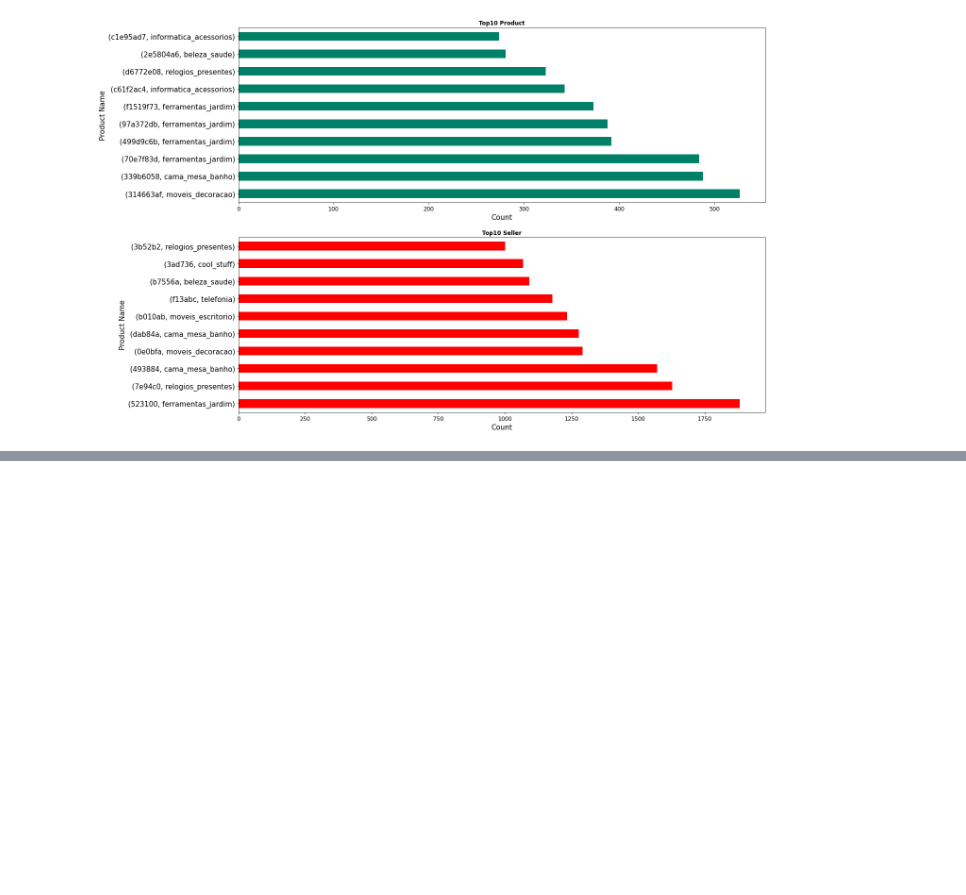
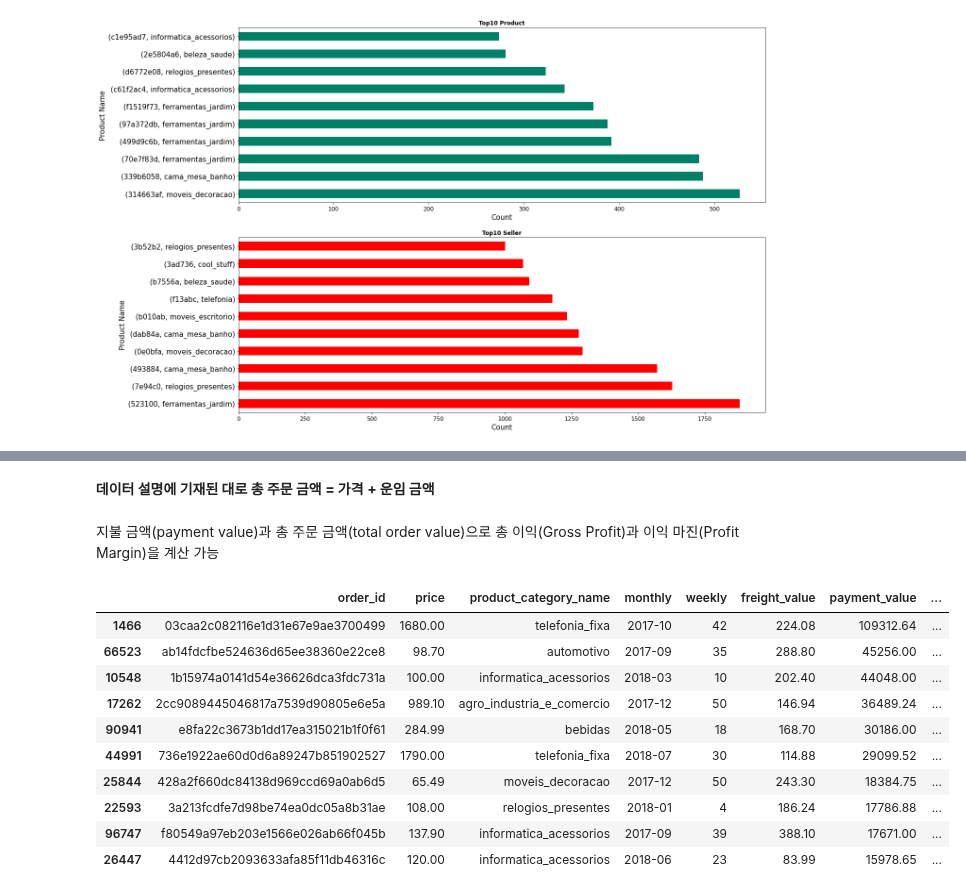
Before and after one commit to hyuuunn/Project, a Jupyter notebook: 1_project/Brazilian E-Commerce3.ipynb, the cells around one changed output, grey strips where cells are left out. Drawn from its saved outputs; the diff is of its cells as text; code cells hidden in the pictures; blank space fills up the shorter version.

```diff
--- a/1_project/Brazilian E-Commerce3.ipynb
+++ b/1_project/Brazilian E-Commerce3.ipynb
@@ -408,0 +522,2 @@ ax2.yaxis.set_tick_params(labelsize=15)
+# %% [markdown]
+**데이터 설명에 기재된 대로 총 주문 금액 = 가격 + 운임 금액**
@@ -408,0 +526,2 @@ ax2.yaxis.set_tick_params(labelsize=15)
+# %% [markdown]
+지불 금액(payment value)과 총 주문 금액(total order value)으로 총 이익(Gross Profit)과 이익 마진(Profit Margin)을 계산 가능
@@ -408,0 +532,14 @@ ax2.yaxis.set_tick_params(labelsize=15)
+# %%
+price_details.sort_values('gross_profit', ascending=False).head(10)
+# %% [output]
+|  | order_id | price | product_category_name | monthly | weekly | freight_value | payment_value | ... |
+| 1466 | 03caa2c082116e1d31e67e9ae3700499 | 1680.00 | telefonia_fixa | 2017-10 | 42 | 224.08 | 109312.64 | ... |
+| 66523 | ab14fdcfbe524636d65ee38360e22ce8 | 98.70 | automotivo | 2017-09 | 35 | 288.80 | 45256.00 | ... |
+| 10548 | 1b15974a0141d54e36626dca3fdc731a | 100.00 | informatica_acessorios | 2018-03 | 10 | 202.40 | 44048.00 | ... |
+| 17262 | 2cc9089445046817a7539d90805e6e5a | 989.10 | agro_industria_e_comercio | 2017-12 | 50 | 146.94 | 36489.24 | ... |
+| 90941 | e8fa22c3673b1dd17ea315021b1f0f61 | 284.99 | bebidas | 2018-05 | 18 | 168.70 | 30186.00 | ... |
+| 44991 | 736e1922ae60d0d6a89247b851902527 | 1790.00 | telefonia_fixa | 2018-07 | 30 | 114.88 | 29099.52 | ... |
+| 25844 | 428a2f660dc84138d969ccd69a0ab6d5 | 65.49 | moveis_decoracao | 2017-12 | 50 | 243.30 | 18384.75 | ... |
+| 22593 | 3a213fcdfe7d98be74ea0dc05a8b31ae | 108.00 | relogios_presentes | 2018-01 | 4 | 186.24 | 17786.88 | ... |
+| 96747 | f80549a97eb203e1566e026ab66f045b | 137.90 | informatica_acessorios | 2017-09 | 39 | 388.10 | 17671.00 | ... |
+| 26447 | 4412d97cb2093633afa85f11db46316c | 120.00 | informatica_acessorios | 2018-06 | 23 | 83.99 | 15978.65 | ... |
```
Also changed, not shown: parts of 26 cells of this notebook.
